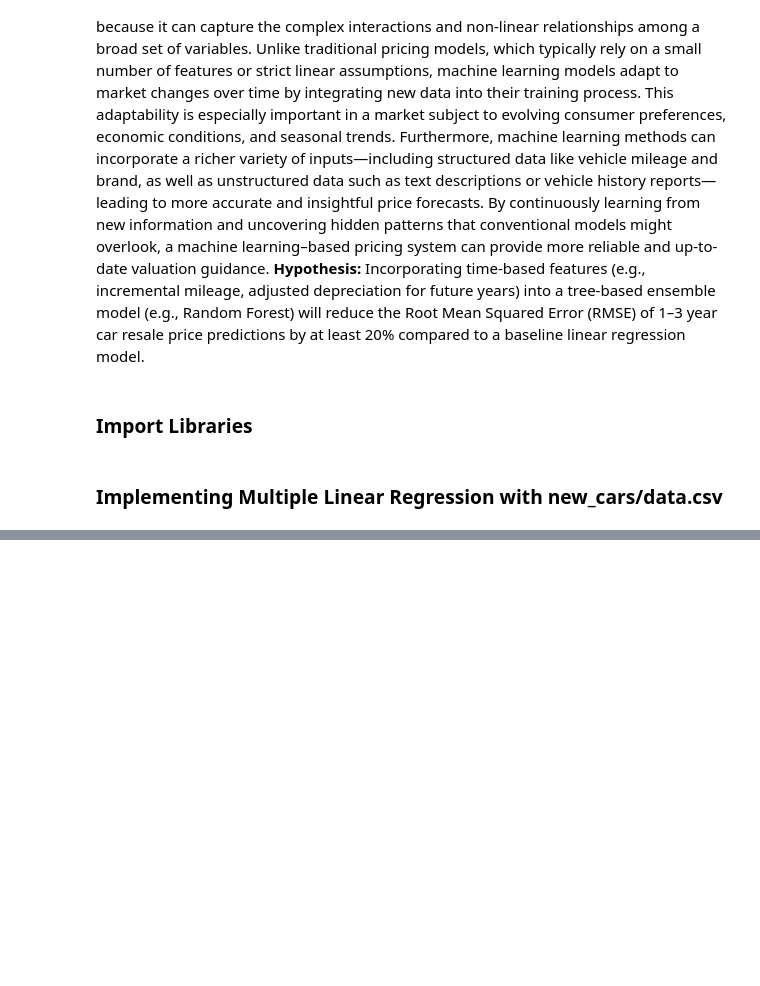
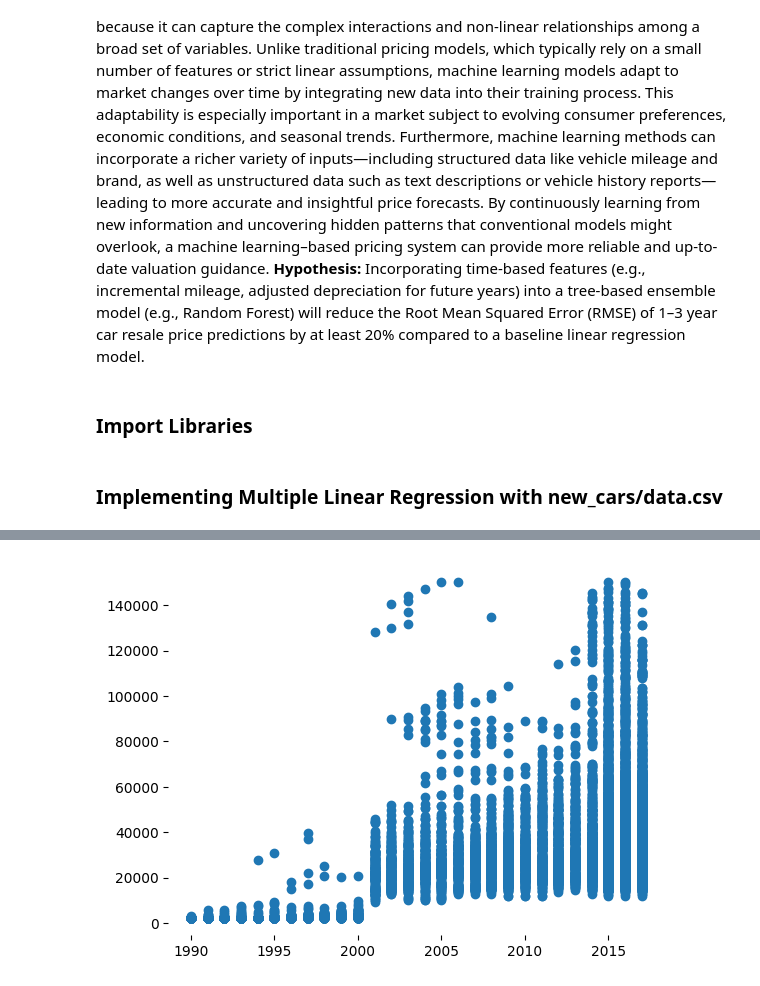
Before and after one commit to kiyon21/car-price-prediction-ml, a Jupyter notebook: MSE446_project.ipynb, the cells around one changed output, grey strips where cells are left out. Drawn from its saved outputs; the diff is of its cells as text; code cells hidden in the pictures; blank space fills up the shorter version.

```diff
--- a/MSE446_project.ipynb
+++ b/MSE446_project.ipynb
@@ -158,0 +117,5 @@ plt.show()
+# %%
+# Relationship between year and price
+scatter_plt(df_new_cars['Year'], df_new_cars['MSRP'])
+# %% [output]
+[figure, added]
```
Also changed, not shown: parts of 18 cells of this notebook.
